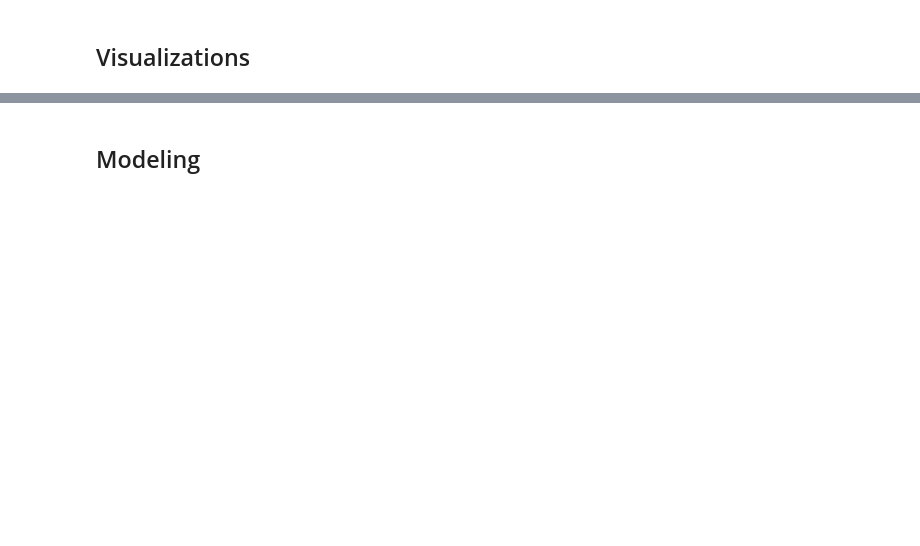
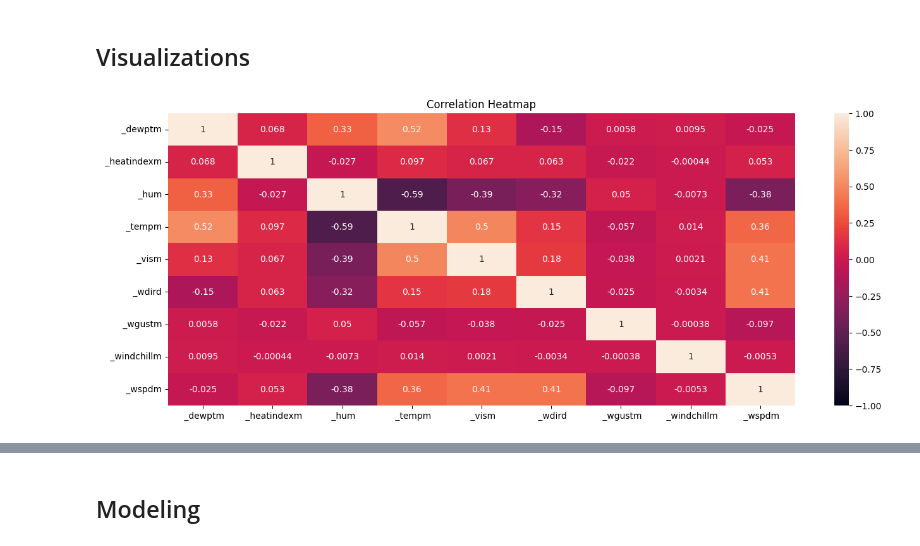
Before and after one commit to zhutchens/weather-analysis, a Jupyter notebook: weather.ipynb, the cells around one changed output, grey strips where cells are left out. Cells and saved outputs as stored; diff of their text form; code cells hidden in the pictures; blank space fills up the shorter version.

```diff
--- a/weather.ipynb
+++ b/weather.ipynb
@@ -124,3 +137,10 @@ _wspdm         False
 dtype: bool
 # %% [markdown]
 <h2>Visualizations</h2>
+# %%
+plt.figure(figsize = (16, 6))
+sb.heatmap(data = weather_data.corr(), vmin = -1, vmax = 1, annot = True, annot_kws = {'size': 10})
+plt.title('Correlation Heatmap')
+plt.show()
+# %% [output]
+[figure, added]
```
Also changed, not shown: parts of 31 cells of this notebook, 2 other files.
